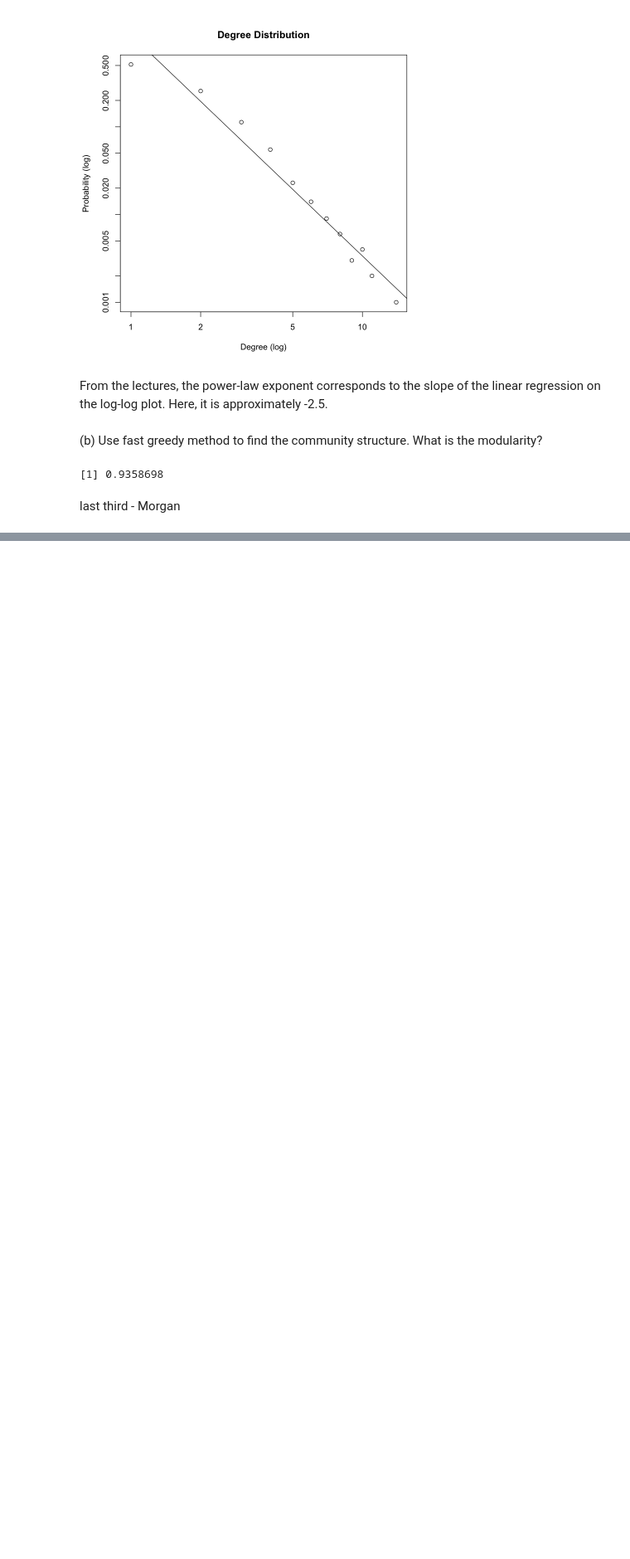
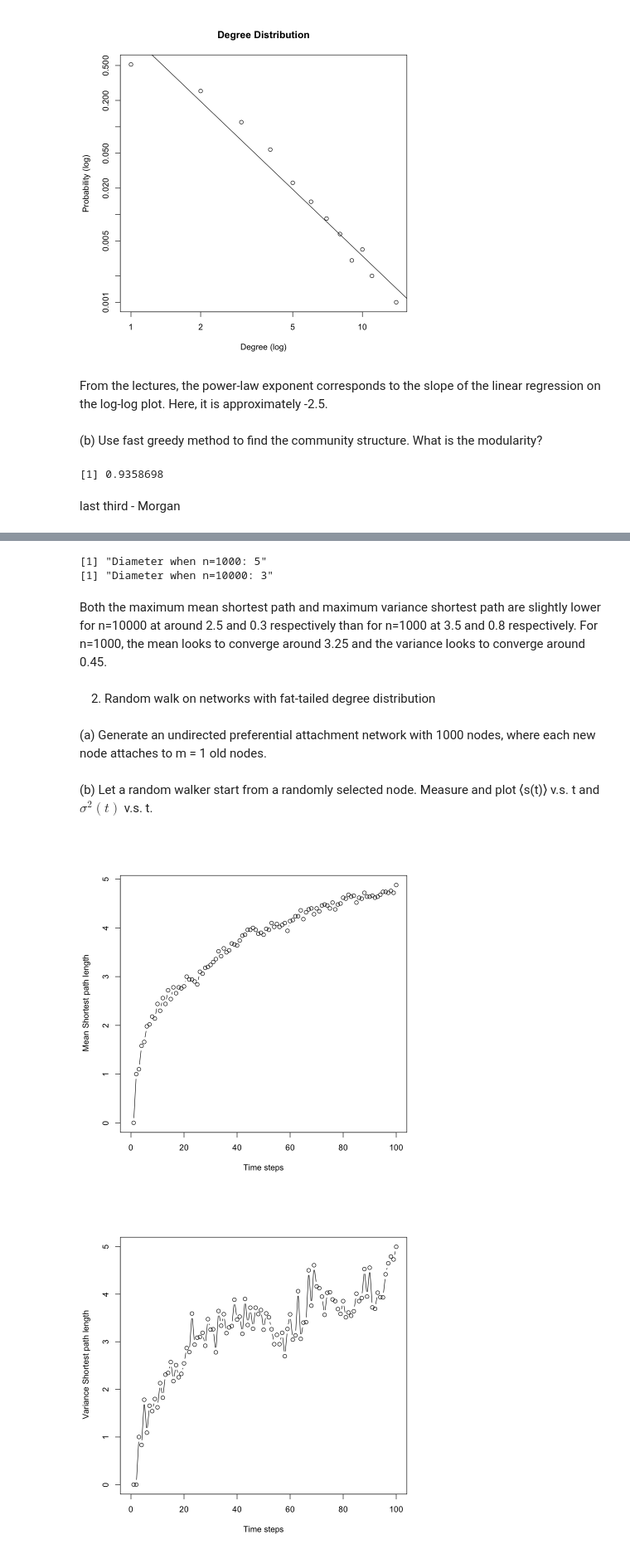
Before and after one commit to morgworth/ece232_team, a Jupyter notebook: Project 1/Project1.ipynb, the cells around one changed output, grey strips where cells are left out. Shown at 83% size. Drawn from its saved outputs; the diff is of its cells as text; code cells hidden in the pictures; blank space fills up the shorter version.

```diff
--- a/Project 1/Project1.ipynb
+++ b/Project 1/Project1.ipynb
@@ -111,0 +228,36 @@ last third - Morgan
+# %%
+print(paste("Diameter when n=1000:", diameter(g)))
+print(paste("Diameter when n=10000:", diameter(g2)))
+# %% [output]
+[1] "Diameter when n=1000: 5"
+[1] "Diameter when n=10000: 3"
+# %% [markdown]
+Both the maximum mean shortest path and maximum variance shortest path are slightly lower for n=10000 at around 2.5 and 0.3 respectively than for n=1000 at 3.5 and 0.8 respectively. For n=1000, the mean looks to converge around 3.25 and the variance looks to converge around 0.45.
+# %% [markdown]
+2. Random walk on networks with fat-tailed degree distribution
+# %% [markdown]
+(a) Generate an undirected preferential attachment network with 1000 nodes, where each
+new node attaches to m = 1 old nodes.
+# %%
+pa_g = sample_pa(1000,m=1,directed=FALSE)
+# %% [markdown]
+(b) Let a random walker start from a randomly selected node. Measure and plot ⟨s(t)⟩
+v.s. t and $σ^2(t)$ v.s. t.
+# %%
+degree_list = c(1:100)
+iters = 100
+distances = matrix(NA, nrow=iters, ncol=t)
+start_nodes = sample(1:vcount(pa_g),100)
+for(i in 1:iters){
+    results = random_walk(pa_g,t,start_nodes[i])
+    vertex_sequences = results[['distances']]
+    end_node_degree = results[['degrees']][1]
+    distances[i,] = shortest.paths(pa_g,vertex_sequences,start_nodes[i])
+    degree_list[i] = end_node_degree
+}
+
+plot(colMeans(distances),type="b", xlab='Time steps', ylab=' Mean Shortest path length', xlim=c(0,100))
+plot(colVars(distances),type="b", xlab='Time steps', ylab=' Variance Shortest path length', xlim=c(0,100))
+# %% [output]
+[figure, added]
+[figure, added]
```
Also changed, not shown: parts of 47 cells of this notebook.
